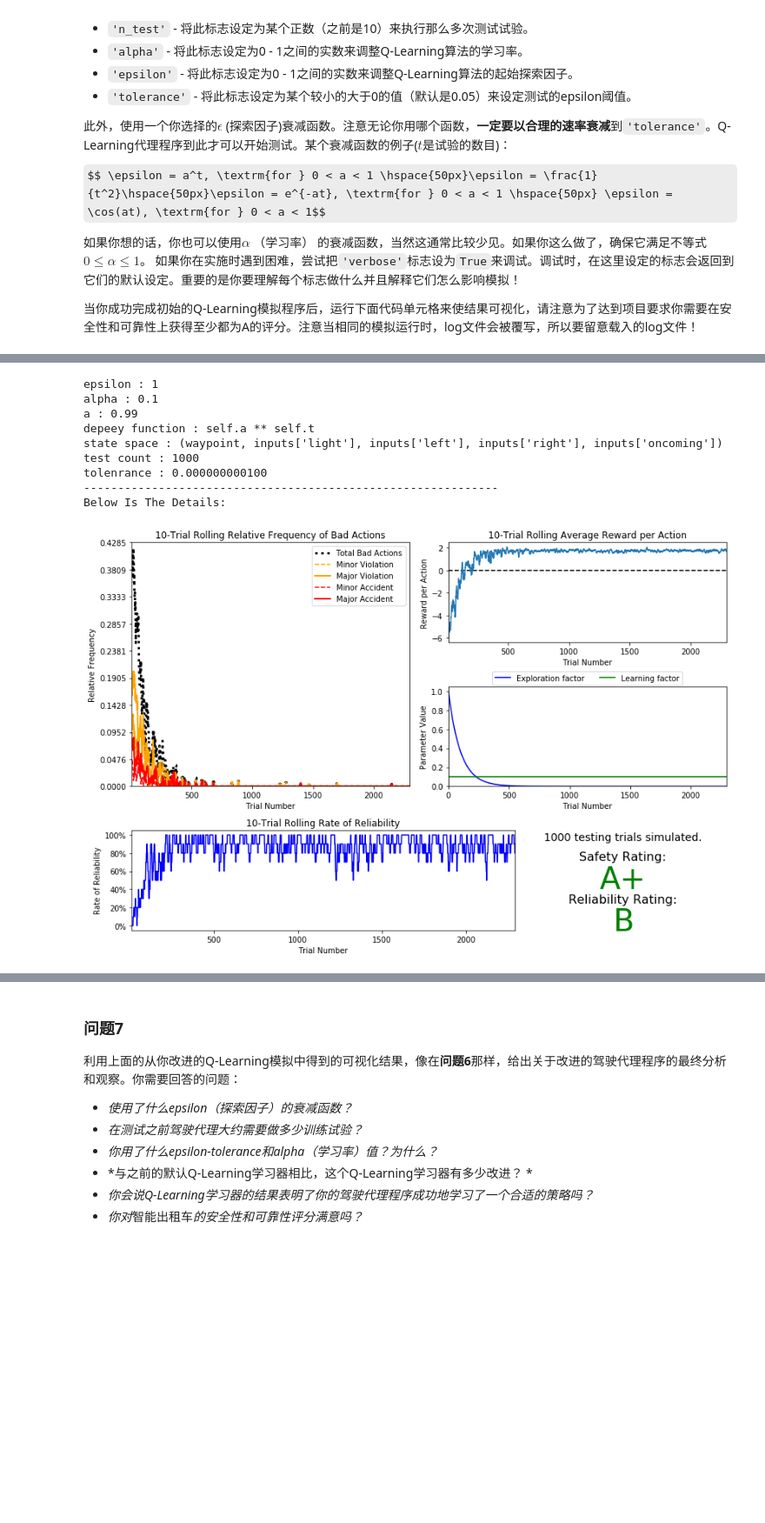
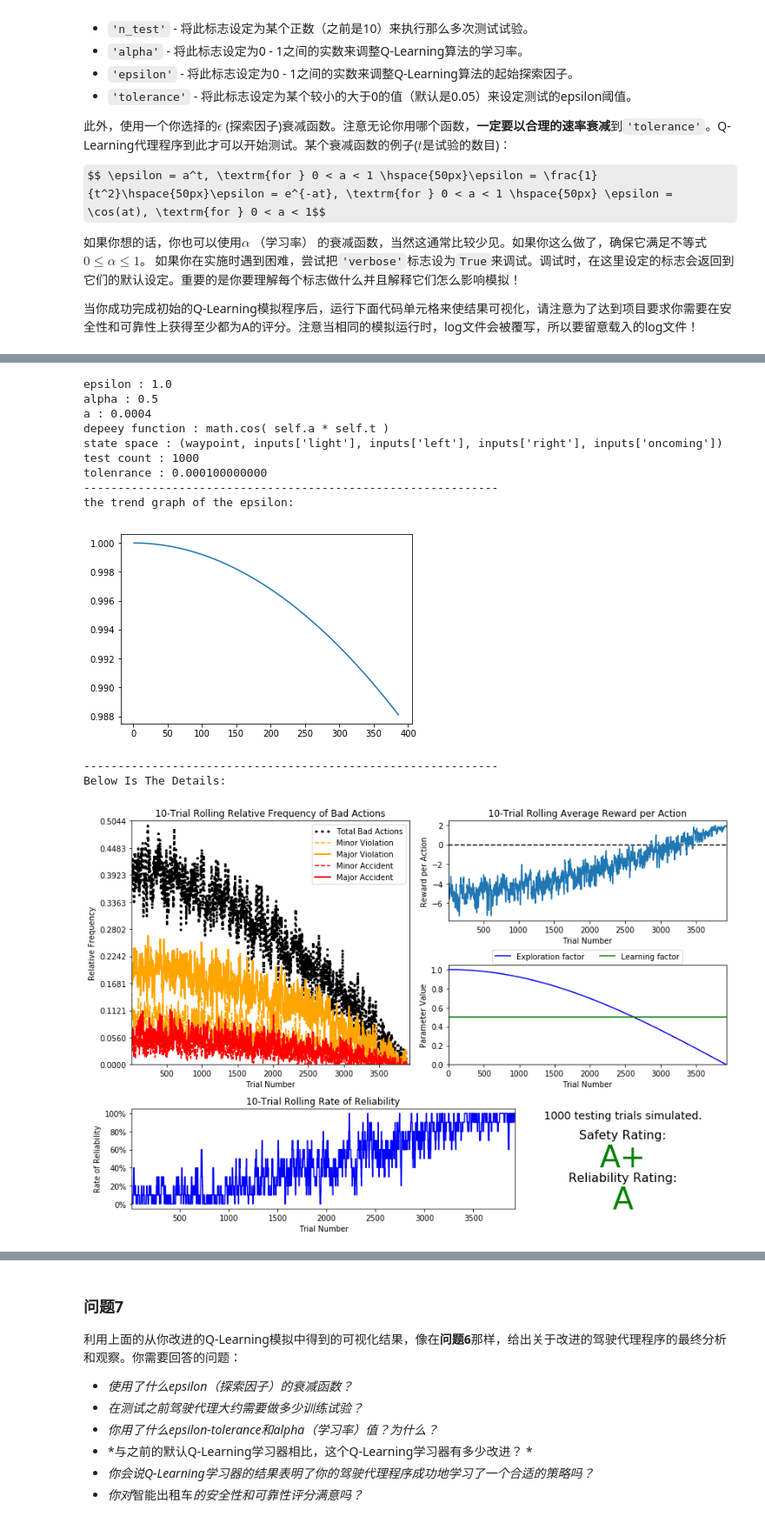
Before and after one commit to StevenHGuo/Reinforcement_Learning, a Jupyter notebook: smartcab.ipynb, the cells around one changed output, grey strips where cells are left out. Shown at 87% size. Saved outputs shown, nothing was run; the diff lists cells and outputs as text; code cells hidden in the pictures; some formulas as TeX source; blank space fills up the shorter version.

```diff
--- a/smartcab.ipynb
+++ b/smartcab.ipynb
@@ -38,39 +105,59 @@ import visuals as vs
 # %%
+from pylab import *
 import pandas as pd
 import re
+import numpy as np
 
 # Show the paramter list
-def showParamsList( filename ):
-    name = filename.split("-")
+def showParamsList2( filename ):
+    X = None
+    C = None
 
-    pattern = re.compile("\d+[.\d+]*")
-    match_number = re.compile('-?[0-9]+\.?[0-9]*(?:[Ee]-?[0-9]+)')
+    name = filename.split("_")
 
-    formula = int(re.search(pattern, name[5], flags=0).group())
+    epsilon = float(name[3])
+    a = float(name[5])
+    tolenrance = float(name[9])
+
+    formula = int(name[6])
     if formula == 0:
         formula = 'self.a ** self.t'
+        X = np.linspace(1, 386, 256, endpoint=True)
+        C = a ** X
     elif formula == 1:
         formula = '1.0 / self.t ** 2'
+        X = np.linspace(1, 386, 256, endpoint = True)
+        C = 1 / X ** 2
     elif formula == 2:
         formula = 'math.e ** ( - self.a * self.t )'
+        X = np.linspace(1, 386, 256, endpoint = True)
+        C = math.e ** (-a * X)
     elif formula == 3:
         formula = 'math.cos( self.a * self.t )'
+        X = np.linspace(1, 386, 256, endpoint = True)
+        C = np.cos( a * X )
     else:
         formula = 'self.epsilon - 0.05'
+        X = np.linspace(1, 40, 256, endpoint = True)
+        C = epsilon - 0.05 * X
 
-    state_space = int(re.search(pattern, name[6], flags=0).group())
+    state_space = int(name[7])
     if state_space == 1:
         state_space = "(waypoint, inputs['light'], inputs['left'], inputs['right'], inputs['oncoming'])"
     else:
         state_space = "(waypoint, inputs['light'], inputs['left'], inputs['right'], inputs['oncoming'], deadline)"
 
-    print "epsilon : {}".format(re.search(pattern, name[2], flags=0).group())
-    print "alpha : {}".format(re.search(pattern, name[3], flags=0).group())
-    print "a : {}".format(re.search(pattern, name[4], flags=0).group())
+    print "epsilon : {}".format(epsilon)
+    print "alpha : {}".format(name[4])
+    print "a : {}".format(a)
     print "depeey function : {}".format(formula)
     print "state space : {}".format(state_space)
-    print "test count : {}".format(re.search(pattern, name[7], flags=0).group())
-    print "tolenrance : {:.12f}".format( float('1e-' + str(name[9])) )
+    print "test count : {}".format(name[8])
+    print "tolenrance : {:.12f}".format( tolenrance )
+    print "-------------------------------------------------------------"
+    print "the trend graph of the epsilon:"
+    plot(X,C)
+    show()
     print "-------------------------------------------------------------"
     print "Below Is The Details:"
     vs.plot_trials( filename + '.csv')
@@ -500,13 +383,16 @@ Below Is The Details:
-# %%
-showParamsList('sim_improved-learning-epsilon1-alpha0.1-a0.99-formula0-state_space1-n_test1000-tolerance1e-10')
-# %% [output]
-epsilon : 1
-alpha : 0.1
-a : 0.99
-depeey function : self.a ** self.t
-state space : (waypoint, inputs['light'], inputs['left'], inputs['right'], inputs['oncoming'])
-test count : 1000
-tolenrance : 0.000000000100
--------------------------------------------------------------
-Below Is The Details:
-[figure, removed]
+# %%
+showParamsList2('sim_improved_learning_1_0.5_0.0004_3_1_1000_0.0001')
+# %% [output]
+epsilon : 1.0
+alpha : 0.5
+a : 0.0004
+depeey function : math.cos( self.a * self.t )
+state space : (waypoint, inputs['light'], inputs['left'], inputs['right'], inputs['oncoming'])
+test count : 1000
+tolenrance : 0.000100000000
+-------------------------------------------------------------
+the trend graph of the epsilon:
+[figure, added]
+-------------------------------------------------------------
+Below Is The Details:
+[figure, added]
```
Also changed, not shown: parts of 39 cells of this notebook, 2 other files.
